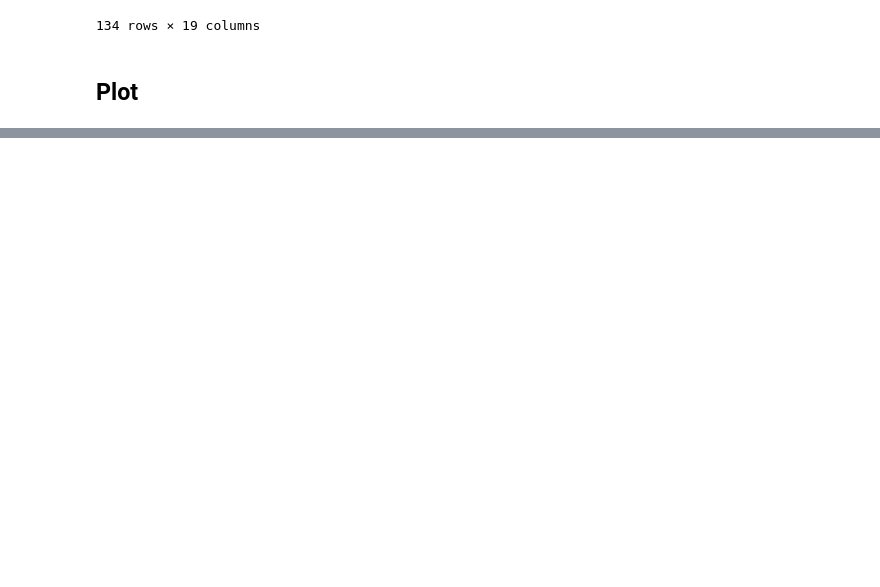
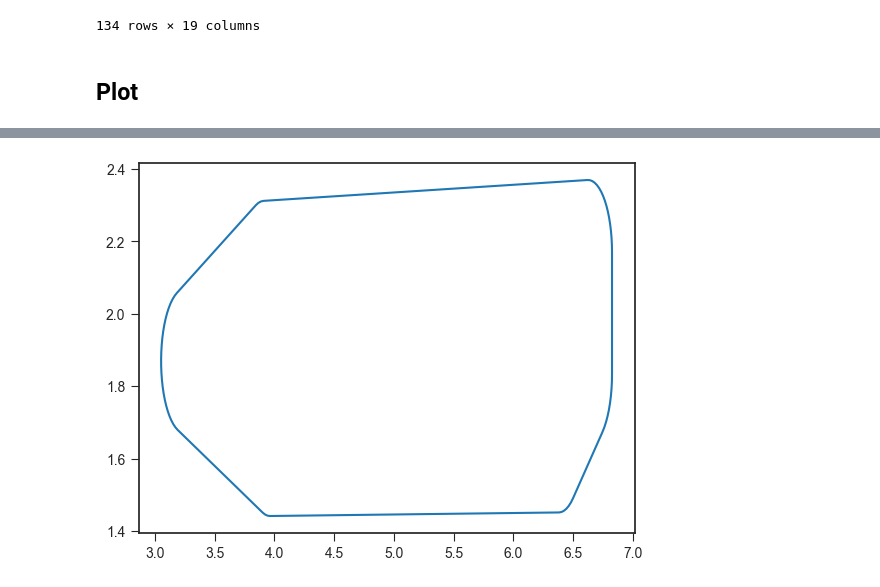
Before and after one commit to Mackus101/GlassMechAnalysis, a Jupyter notebook: analyse.ipynb, the cells around one changed output, grey strips where cells are left out. Cells and saved outputs as stored; diff of their text form; code cells hidden in the pictures; blank space fills up the shorter version.

```diff
--- a/analyse.ipynb
+++ b/analyse.ipynb
@@ -1287,0 +1329,6 @@ lit_data
+# %%
+poly = Polygon(poly_hull).convex_hull.buffer(-0.05, join_style="mitre").buffer(0.2, join_style="round")
+plt.plot(*poly.exterior.xy)
+plt.show()
+# %% [output]
+[figure, added]
```
Also changed, not shown: parts of 10 cells of this notebook, 4 other files.
